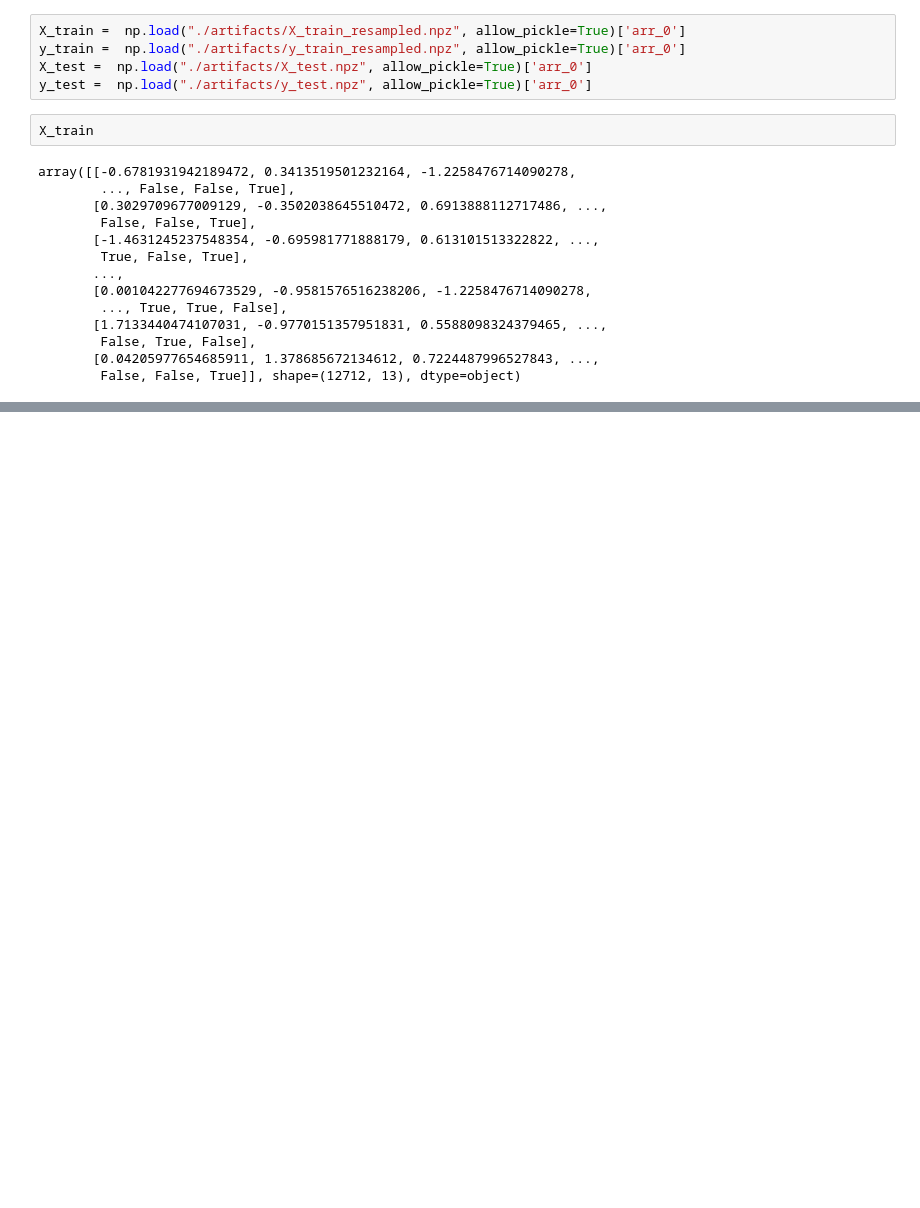
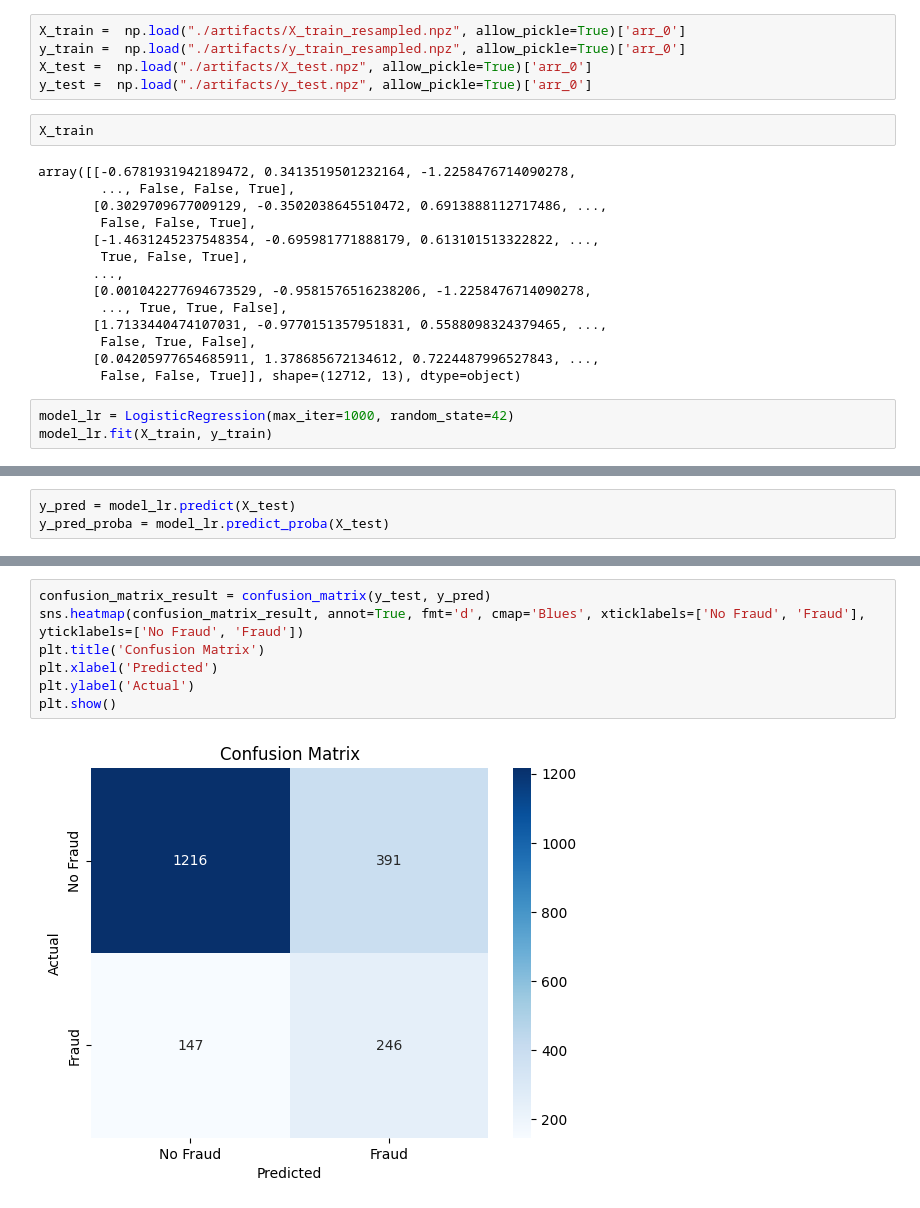
Before and after one commit to ManethNin/Production-Ready-ML-Systems, a Jupyter notebook: 1_base_model_training.ipynb, the cells around one changed output, grey strips where cells are left out. Drawn from its saved outputs; the diff is of its cells as text; blank space fills up the shorter version.

Commit message:
confusion matrix

```diff
--- a/1_base_model_training.ipynb
+++ b/1_base_model_training.ipynb
@@ -48,3 +51,6 @@ array([[-0.6781931942189472, 0.3413519501232164, -1.2258476714090278,
         False, True, False],
        [0.04205977654685911, 1.378685672134612, 0.7224487996527843, ...,
         False, False, True]], shape=(12712, 13), dtype=object)
+# %%
+model_lr = LogisticRegression(max_iter=1000, random_state=42)
+model_lr.fit(X_train, y_train)
@@ -50,0 +59,3 @@ array([[-0.6781931942189472, 0.3413519501232164, -1.2258476714090278,
+# %%
+y_pred = model_lr.predict(X_test)
+y_pred_proba = model_lr.predict_proba(X_test)
@@ -50,0 +74,9 @@ array([[-0.6781931942189472, 0.3413519501232164, -1.2258476714090278,
+# %%
+confusion_matrix_result = confusion_matrix(y_test, y_pred)
+sns.heatmap(confusion_matrix_result, annot=True, fmt='d', cmap='Blues', xticklabels=['No Fraud', 'Fraud'], yticklabels=['No Fraud', 'Fraud'])
+plt.title('Confusion Matrix')
+plt.xlabel('Predicted')
+plt.ylabel('Actual')
+plt.show()
+# %% [output]
+[figure, added]
```
Also changed, not shown: parts of 4 cells of this notebook.
